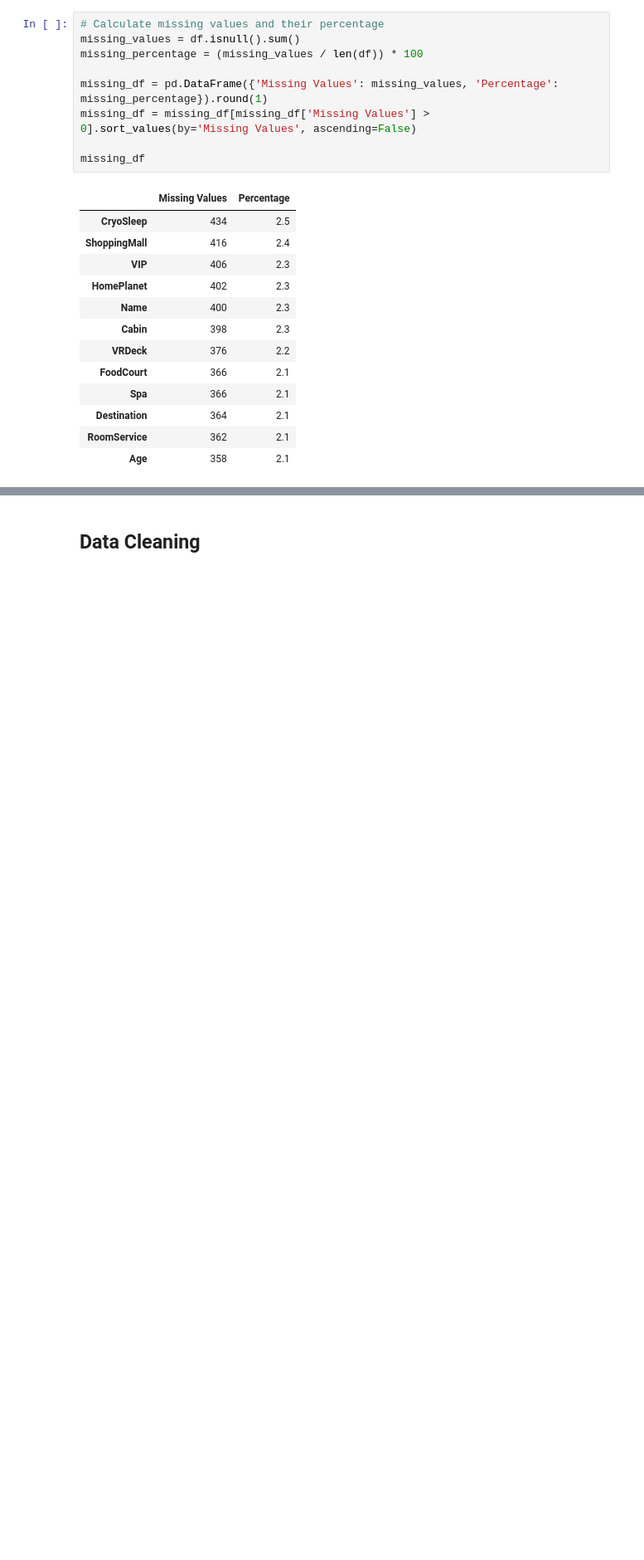
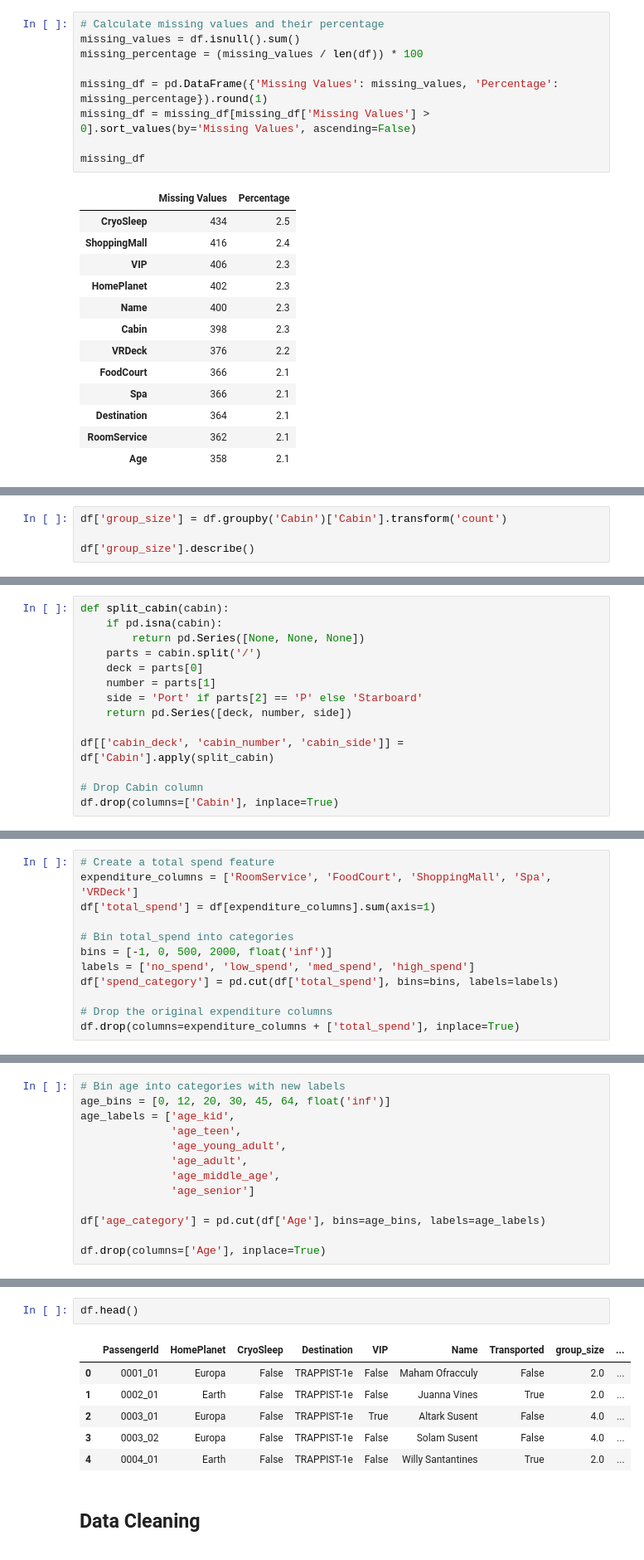
Before and after one commit to LandonWall/lightgbm-shap-analysis, a Jupyter notebook: lightgbm-shap-analysis-spaceship-titanic.ipynb, the cells around one changed output, grey strips where cells are left out. Shown at 83% size. Cells and saved outputs as stored; diff of their text form; blank space fills up the shorter version.

```diff
--- a/lightgbm-shap-analysis-spaceship-titanic.ipynb
+++ b/lightgbm-shap-analysis-spaceship-titanic.ipynb
@@ -188,0 +189,4 @@ missing_df
+# %%
+df['group_size'] = df.groupby('Cabin')['Cabin'].transform('count')
+
+df['group_size'].describe()
@@ -188,0 +205,14 @@ missing_df
+# %%
+def split_cabin(cabin):
+    if pd.isna(cabin):
+        return pd.Series([None, None, None])
+    parts = cabin.split('/')
+    deck = parts[0]
+    number = parts[1]
+    side = 'Port' if parts[2] == 'P' else 'Starboard'
+    return pd.Series([deck, number, side])
+
+df[['cabin_deck', 'cabin_number', 'cabin_side']] = df['Cabin'].apply(split_cabin)
+
+# Drop Cabin column
+df.drop(columns=['Cabin'], inplace=True)
@@ -188,0 +221,12 @@ missing_df
+# %%
+# Create a total spend feature
+expenditure_columns = ['RoomService', 'FoodCourt', 'ShoppingMall', 'Spa', 'VRDeck']
+df['total_spend'] = df[expenditure_columns].sum(axis=1)
+
+# Bin total_spend into categories
+bins = [-1, 0, 500, 2000, float('inf')]
+labels = ['no_spend', 'low_spend', 'med_spend', 'high_spend']
+df['spend_category'] = pd.cut(df['total_spend'], bins=bins, labels=labels)
+
+# Drop the original expenditure columns
+df.drop(columns=expenditure_columns + ['total_spend'], inplace=True)
@@ -188,0 +235,13 @@ missing_df
+# %%
+# Bin age into categories with new labels
+age_bins = [0, 12, 20, 30, 45, 64, float('inf')]
+age_labels = ['age_kid',
+              'age_teen',
+              'age_young_adult',
+              'age_adult',
+              'age_middle_age',
+              'age_senior']
+
+df['age_category'] = pd.cut(df['Age'], bins=age_bins, labels=age_labels)
+
+df.drop(columns=['Age'], inplace=True)
@@ -189,3 +260,12 @@ missing_df
+# %%
+df.head()
+# %% [output]
+|  | PassengerId | HomePlanet | CryoSleep | Destination | VIP | Name | Transported | group_size | ... |
+| 0 | 0001_01 | Europa | False | TRAPPIST-1e | False | Maham Ofracculy | False | 2.0 | ... |
+| 1 | 0002_01 | Earth | False | TRAPPIST-1e | False | Juanna Vines | True | 2.0 | ... |
+| 2 | 0003_01 | Europa | False | TRAPPIST-1e | True | Altark Susent | False | 4.0 | ... |
+| 3 | 0003_02 | Europa | False | TRAPPIST-1e | False | Solam Susent | False | 4.0 | ... |
+| 4 | 0004_01 | Earth | False | TRAPPIST-1e | False | Willy Santantines | True | 2.0 | ... |
 # %% [markdown]
 ## Data Cleaning
 <a id="data-cleaning"></a>
```
Also changed, not shown: parts of 19 cells of this notebook.
